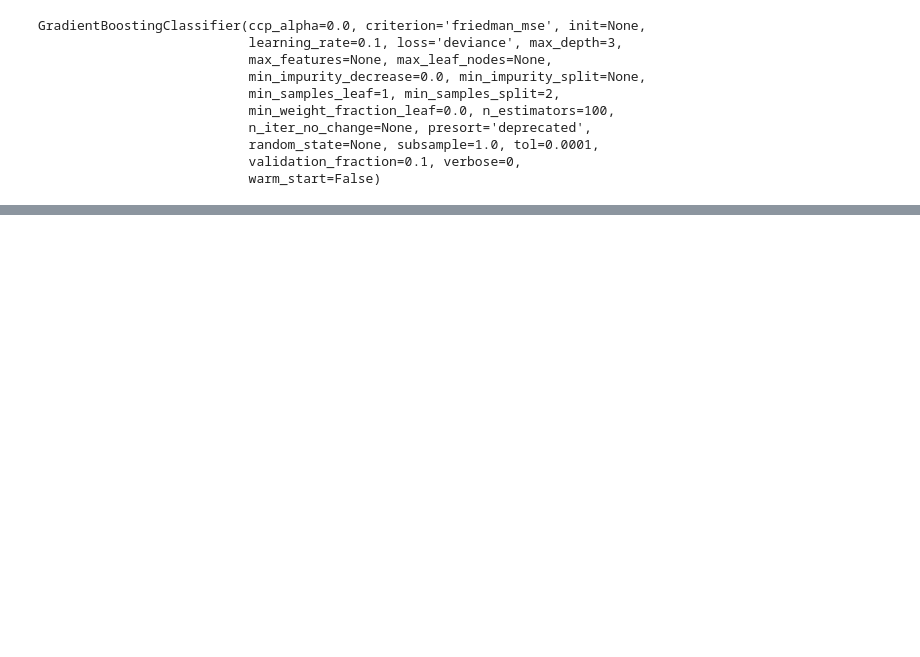
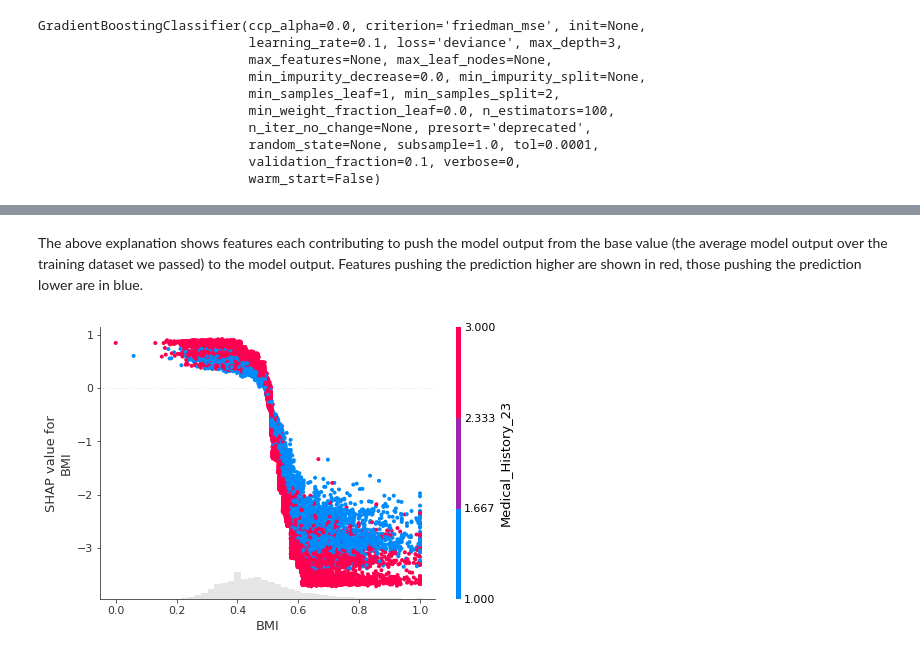
Before and after one commit to Rahul711sharma/Classification, a Jupyter notebook: Insurance_Decisioning.ipynb, the cells around one changed output, grey strips where cells are left out. Cells and saved outputs as stored; diff of their text form; code cells hidden in the pictures; blank space fills up the shorter version.

```diff
--- a/Insurance_Decisioning.ipynb
+++ b/Insurance_Decisioning.ipynb
@@ -636,0 +840,7 @@ accuracy_score(y_test,test_pred_gb)
+# %% [markdown]
+The above explanation shows features each contributing to push the model output from the base value (the average model output over the training dataset we passed) to the model output.
+Features pushing the prediction higher are shown in red, those pushing the prediction lower are in blue.
+# %%
+shap.plots.scatter(shap_value[:,'BMI'], color=shap_value)
+# %% [output]
+[figure, added]
```
Also changed, not shown: parts of 50 cells of this notebook.
